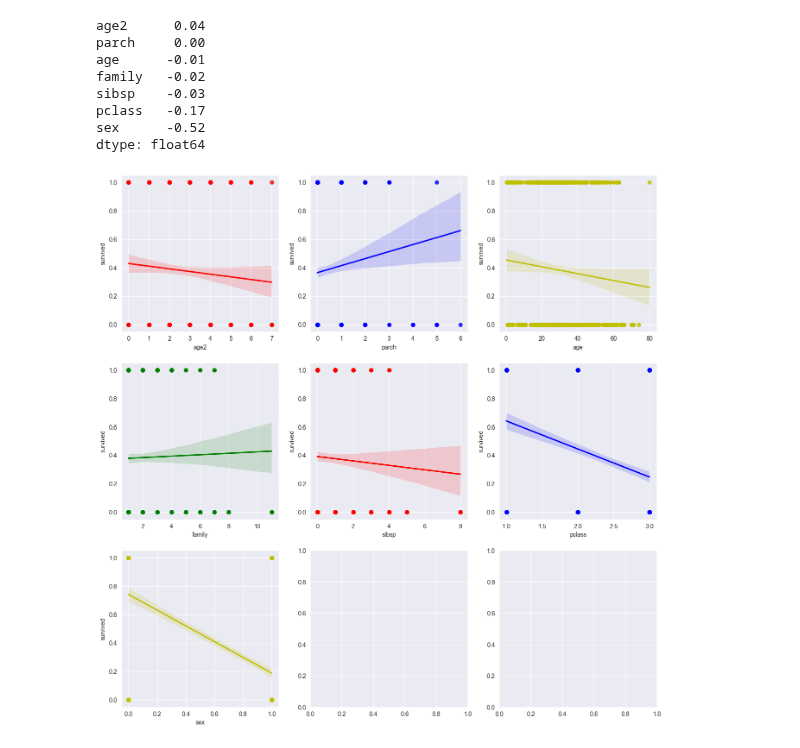
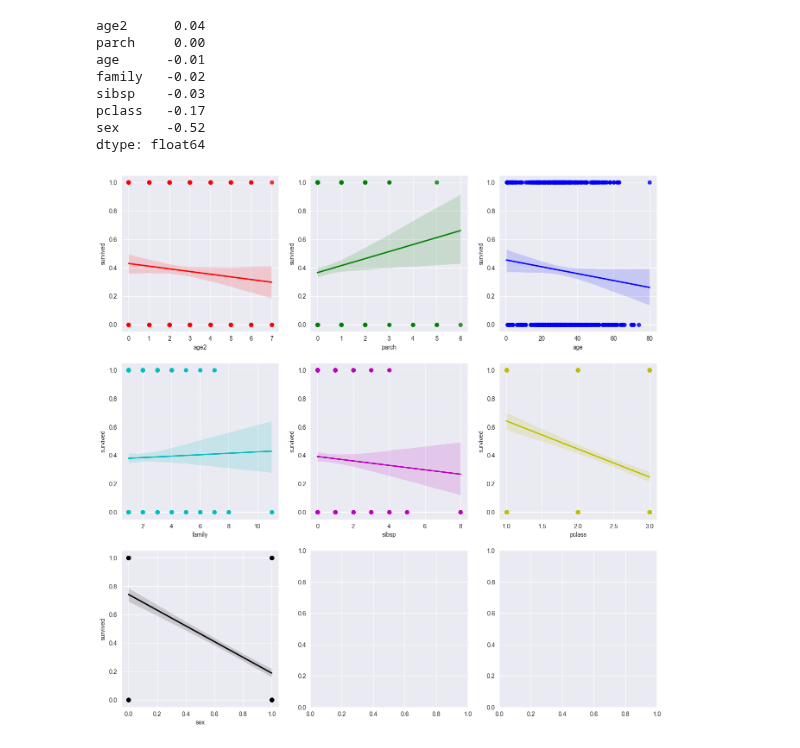
Before and after one commit to Ihan0316/Bigdata_Visualization_my, a Jupyter notebook: ch4-회귀분석/mini1-titanic.ipynb, the cells around one changed output. Saved outputs shown, nothing was run; the diff lists cells and outputs as text; code cells hidden in the pictures.

```diff
--- a/ch4-회귀분석/mini1-titanic.ipynb
+++ b/ch4-회귀분석/mini1-titanic.ipynb
@@ -104,23 +104,23 @@ dtype: float64
 # %%
 # 학습된 모델을 통해서, 예측값도 구하고, 실제값과 비교도하고, MSE R^2 , 평가 지표
 # 학습된 모델의 예측값, 실제값과 얼마나 일치하는 지를 조사.
 # 시각화
 import matplotlib.pyplot as plt
 import seaborn as sns
 
 # 이미지들을 , 2 x 3 , 표 형태로 나타내기.
 fig, axs = plt.subplots(figsize = (16,16), ncols = 3, nrows = 3)
 
 x_features = ["age2", "parch", "age", "family", "sibsp", "pclass", "sex"]
 
 # 그래프의 색상 옵션
-plot_color = ["r","b","y","g","r","b","y"]
+plot_color = ["r","g","b","c","m","y","k"]
 
 for i, feature in enumerate(x_features):
   # 몫 -> 2개 행으로
   row = int(i/3)
   # 나머지 -> 0,1,2 반복
   col = i % 3
   sns.regplot(x = feature, y="survived", data = data_df, ax = axs[row][col], color = plot_color[i])
 # %% [output]
-[figure, old version]
+[figure, new version]
```
Also changed, not shown: 1 other file.
